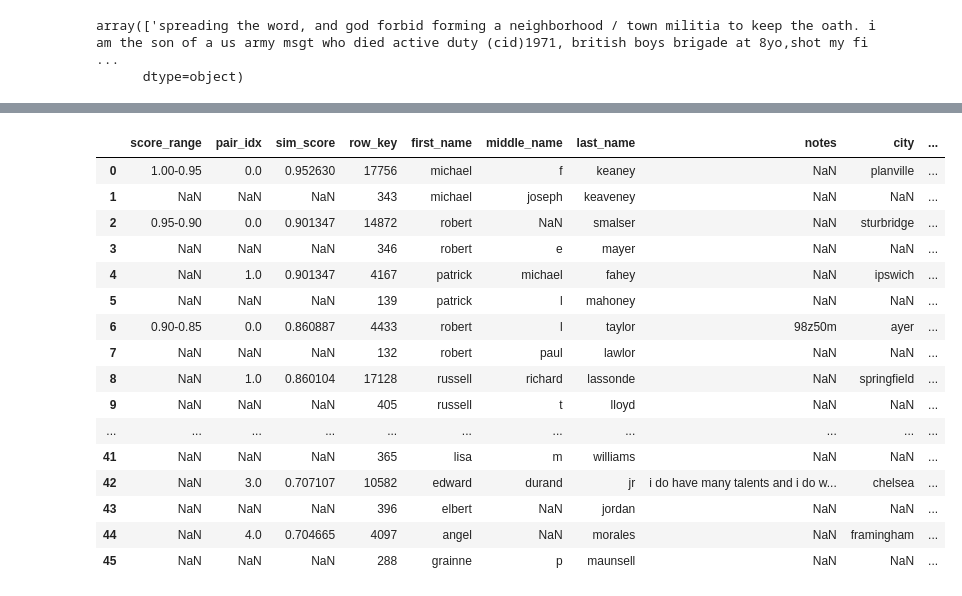
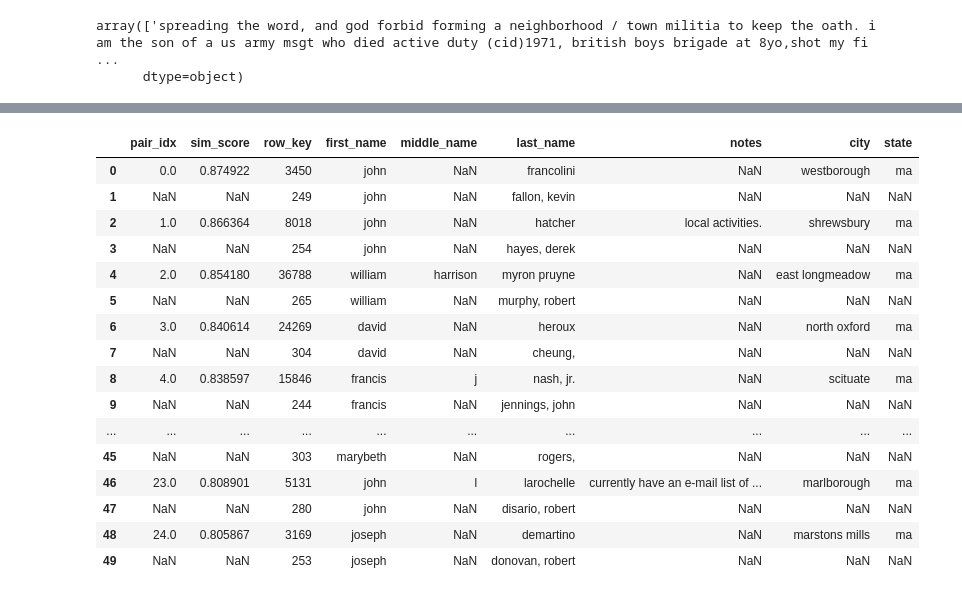
Before and after one commit to ayyubibrahimi/ok, a Jupyter notebook: notebooks/MA.ipynb, the cells around one changed output, grey strips where cells are left out. Cells and saved outputs as stored; diff of their text form; code cells hidden in the pictures.

```diff
--- a/notebooks/MA.ipynb
+++ b/notebooks/MA.ipynb
@@ -164,26 +173,26 @@ ValueError: Dataframe index contains duplicates. Both frames need to have index
 # %%
 def read_matches():
-    df = pd.read_excel("../data/MA/oathkeeper_names_v_ma.xlsx")
+    df = pd.read_excel("../data/MA/oathkeepers_v_ma.xlsx", sheet_name=1)
     return df
 # %%
 matches = read_matches()
 # %%
-matches
+matches.iloc[:50]
 # %% [output]
-|  | score_range | pair_idx | sim_score | row_key | first_name | middle_name | last_name | notes | city | ... |
-| 0 | 1.00-0.95 | 0.0 | 0.952630 | 17756 | michael | f | keaney | NaN | planville | ... |
-| 1 | NaN | NaN | NaN | 343 | michael | joseph | keaveney | NaN | NaN | ... |
-| 2 | 0.95-0.90 | 0.0 | 0.901347 | 14872 | robert | NaN | smalser | NaN | sturbridge | ... |
-| 3 | NaN | NaN | NaN | 346 | robert | e | mayer | NaN | NaN | ... |
-| 4 | NaN | 1.0 | 0.901347 | 4167 | patrick | michael | fahey | NaN | ipswich | ... |
-| 5 | NaN | NaN | NaN | 139 | patrick | l | mahoney | NaN | NaN | ... |
-| 6 | 0.90-0.85 | 0.0 | 0.860887 | 4433 | robert | l | taylor | 98z50m | ayer | ... |
-| 7 | NaN | NaN | NaN | 132 | robert | paul | lawlor | NaN | NaN | ... |
-| 8 | NaN | 1.0 | 0.860104 | 17128 | russell | richard | lassonde | NaN | springfield | ... |
-| 9 | NaN | NaN | NaN | 405 | russell | t | lloyd | NaN | NaN | ... |
-| ... | ... | ... | ... | ... | ... | ... | ... | ... | ... | ... |
-| 41 | NaN | NaN | NaN | 365 | lisa | m | williams | NaN | NaN | ... |
-| 42 | NaN | 3.0 | 0.707107 | 10582 | edward | durand | jr | i do have many talents and i do w... | chelsea | ... |
-| 43 | NaN | NaN | NaN | 396 | elbert | NaN | jordan | NaN | NaN | ... |
-| 44 | NaN | 4.0 | 0.704665 | 4097 | angel | NaN | morales | NaN | framingham | ... |
-| 45 | NaN | NaN | NaN | 288 | grainne | p | maunsell | NaN | NaN | ... |
+|  | pair_idx | sim_score | row_key | first_name | middle_name | last_name | notes | city | state |
+| 0 | 0.0 | 0.874922 | 3450 | john | NaN | francolini | NaN | westborough | ma |
+| 1 | NaN | NaN | 249 | john | NaN | fallon, kevin | NaN | NaN | NaN |
+| 2 | 1.0 | 0.866364 | 8018 | john | NaN | hatcher | local activities. | shrewsbury | ma |
+| 3 | NaN | NaN | 254 | john | NaN | hayes, derek | NaN | NaN | NaN |
+| 4 | 2.0 | 0.854180 | 36788 | william | harrison | myron pruyne | NaN | east longmeadow | ma |
+| 5 | NaN | NaN | 265 | william | NaN | murphy, robert | NaN | NaN | NaN |
+| 6 | 3.0 | 0.840614 | 24269 | david | NaN | heroux | NaN | north oxford | ma |
+| 7 | NaN | NaN | 304 | david | NaN | cheung, | NaN | NaN | NaN |
+| 8 | 4.0 | 0.838597 | 15846 | francis | j | nash, jr. | NaN | scituate | ma |
+| 9 | NaN | NaN | 244 | francis | NaN | jennings, john | NaN | NaN | NaN |
+| ... | ... | ... | ... | ... | ... | ... | ... | ... | ... |
+| 45 | NaN | NaN | 303 | marybeth | NaN | rogers, | NaN | NaN | NaN |
+| 46 | 23.0 | 0.808901 | 5131 | john | l | larochelle | currently have an e-mail list of ... | marlborough | ma |
+| 47 | NaN | NaN | 280 | john | NaN | disario, robert | NaN | NaN | NaN |
+| 48 | 24.0 | 0.805867 | 3169 | joseph | NaN | demartino | NaN | marstons mills | ma |
+| 49 | NaN | NaN | 253 | joseph | NaN | donovan, robert | NaN | NaN | NaN |
```
Also changed, not shown: parts of 7 cells of this notebook, 5 other files.
